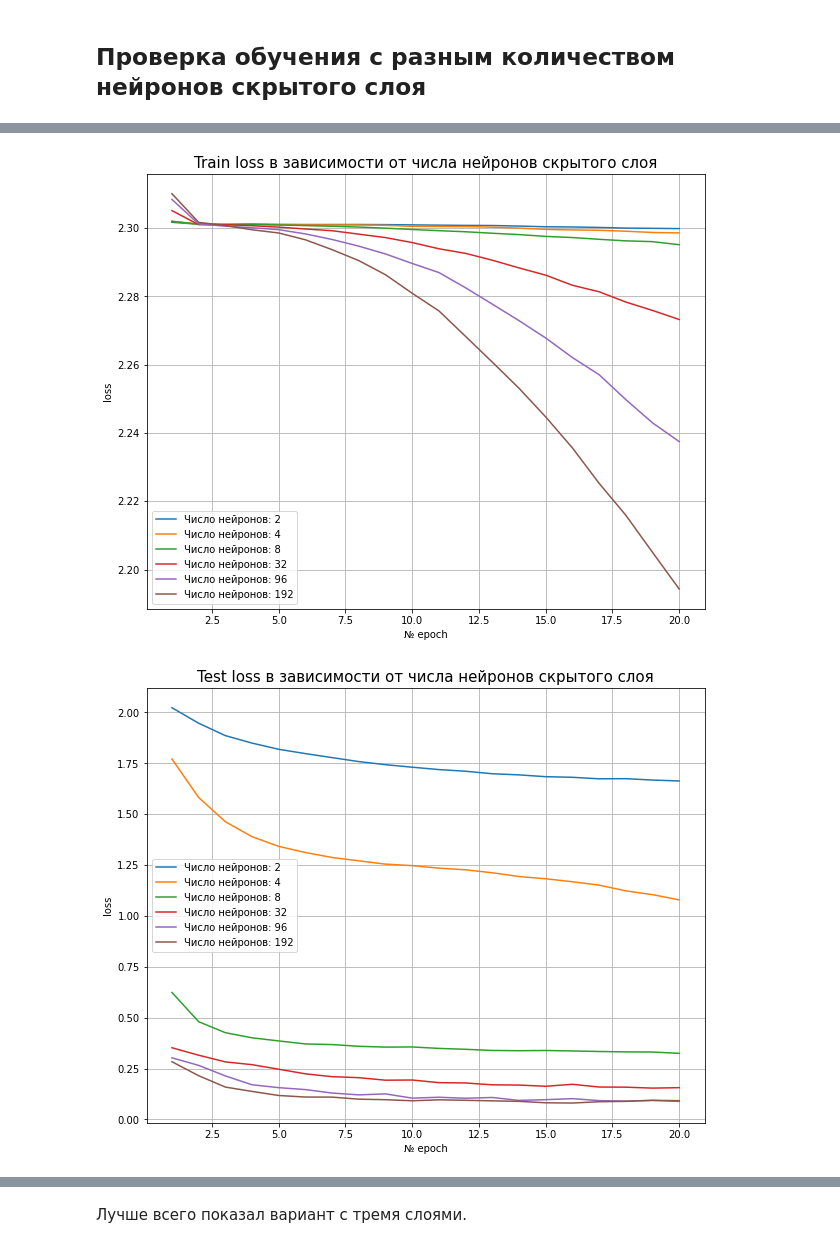
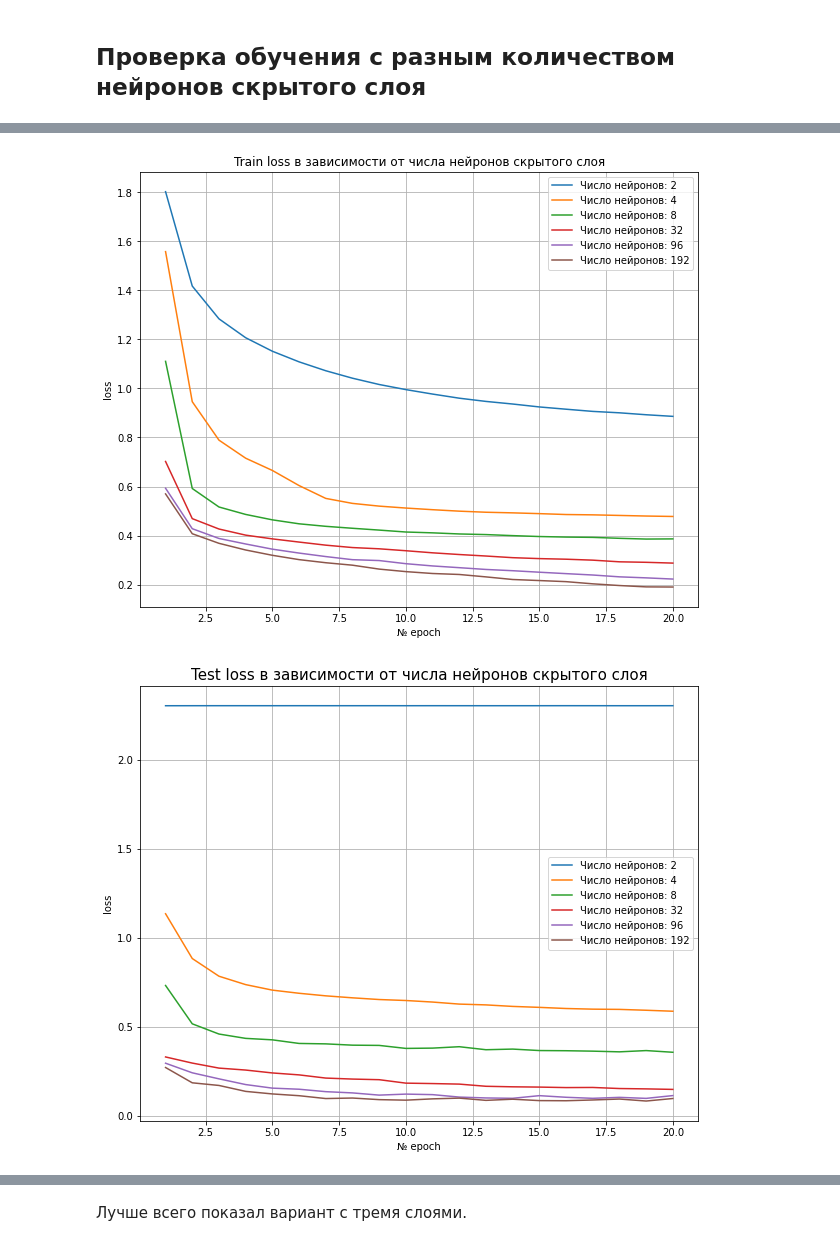
Before and after one commit to nedokormysh/GB_intro_NN, a Jupyter notebook: GB_NN_intro_hw_2.ipynb, the cells around one changed output, grey strips where cells are left out. Cells and saved outputs as stored; diff of their text form; code cells hidden in the pictures.

```diff
--- a/GB_NN_intro_hw_2.ipynb
+++ b/GB_NN_intro_hw_2.ipynb
@@ -73,9 +70,9 @@ input_size = train_images.shape[1]
 # print(input_size)
 # %%
 def test_nn(train_images,
-            y_train,
+            train_labels,
             test_images,
-            y_test,
+            test_labels,
             n_layers: int = 2,
             n1_neuron: int = 64,
             n2_neuron: int = 64,
@@ -120,7 +117,7 @@ def test_nn(train_images,
   # Evaluate the model.
   model.evaluate(
   test_images,
-  to_categorical(test_labels)
+  to_categorical(y_test)
   )
 
   return history.history
@@ -508,15 +507,15 @@ for n_neurons in [2, 4, 8, 32, 96, 192]:
 # %%
 plt.figure(figsize=(10, 8))
 for n_neur in res_dict_4:
         plt.plot(x, res_dict_4[n_neur]['loss'], label=f'Число нейронов: {n_neur}')
 plt.legend(loc='best')
 plt.grid()
 plt.xlabel('№ epoch')
 plt.ylabel('loss')
-plt.title('Train loss в зависимости от числа нейронов скрытого слоя', size=15)
+plt.title('Train loss в зависимости от числа нейронов скрытого слоя')
 plt.show()
 # %% [output]
-[figure, old version]
+[figure, new version]
 # %%
 plt.figure(figsize=(10, 8))
 for n_neur in res_dict_4:
@@ -528,7 +527,7 @@ plt.ylabel('loss')
 plt.title('Test loss в зависимости от числа нейронов скрытого слоя', size=15)
 plt.show()
 # %% [output]
-[figure, old version]
+[figure, new version]
 # %%
 n_n = [2, 4, 8, 32, 96, 192]
 
```
Also changed, not shown: parts of 38 cells of this notebook.
